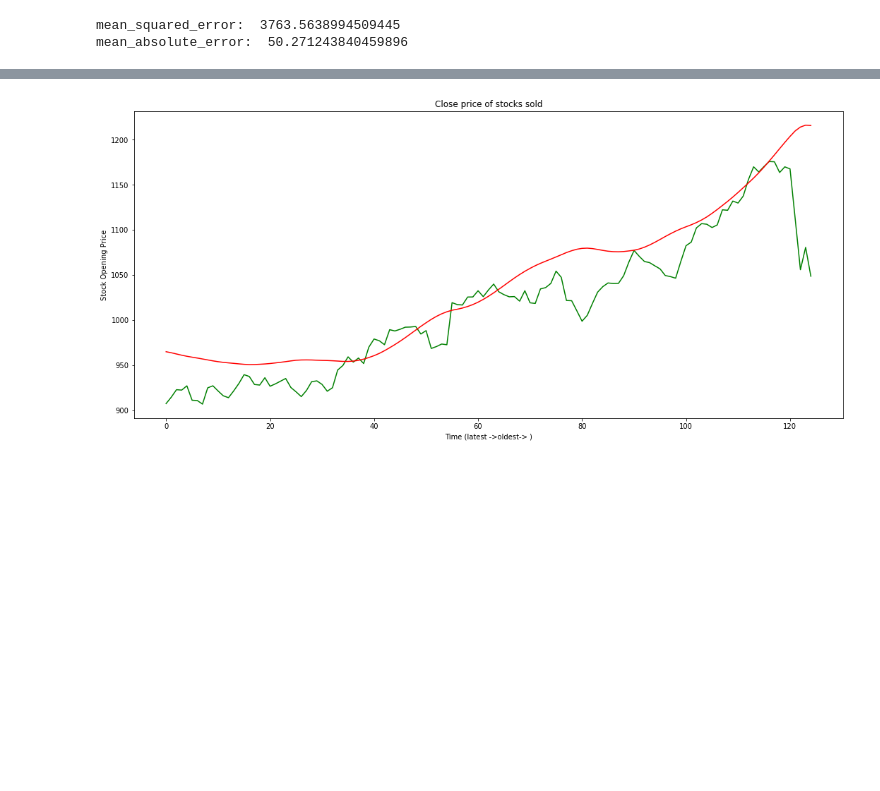
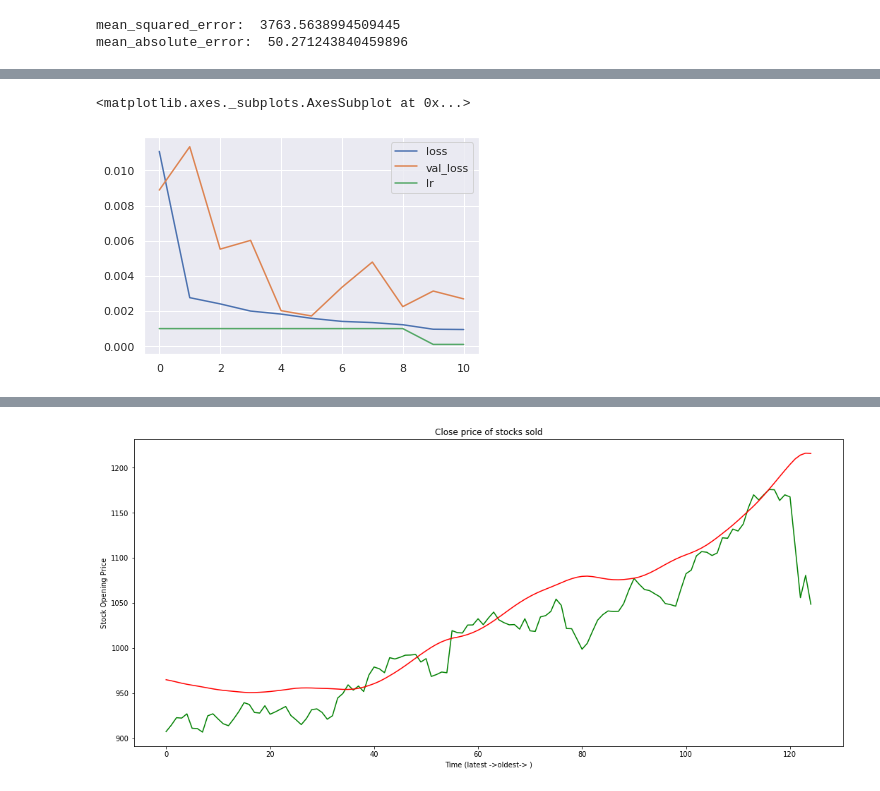
Before and after one commit to vbanai/Time-series-analysis, a Jupyter notebook: StockExchange.ipynb, the cells around one changed output, grey strips where cells are left out. Drawn from its saved outputs; the diff is of its cells as text; code cells hidden in the pictures; blank space fills up the shorter version.

```diff
--- a/StockExchange.ipynb
+++ b/StockExchange.ipynb
@@ -1431,0 +1423,27 @@ index_of_fc
+# %%
+from tensorflow.keras.models import Sequential
+from tensorflow.keras.layers import Dense, SimpleRNN, LSTM
+n_features=1  #one X
+# %%
+#callbacks
+from tensorflow.keras.callbacks import EarlyStopping, ReduceLROnPlateau, ModelCheckpoint
+
+callbacks=[
+  EarlyStopping(monitor='val_loss', patience=5),
+  ReduceLROnPlateau(factor=0.1, patience=3, min_lr=0.00001, verbose=1),
+  ModelCheckpoint('model.h5', verbose=1, save_best_only=True, save_weights_only=True)
+  ]
+# %%
+model=Sequential()
+#model.add(SimpleRNN(20, input_shape=(length, n_features)))
+model.add(LSTM(100, activation='relu', input_shape=(length, n_features)))
+model.add(Dense(1))
+model.compile(optimizer='adam', loss='mse')
+# %%
+model.fit_generator(generator, epochs=20, validation_data=validation_generator, callbacks=callbacks)
+# %%
+losses=pd.DataFrame(model.history.history)
+losses.plot()
+# %% [output]
+<matplotlib.axes._subplots.AxesSubplot at 0x...>
+[figure, added]
```
Also changed, not shown: parts of 65 cells of this notebook.
